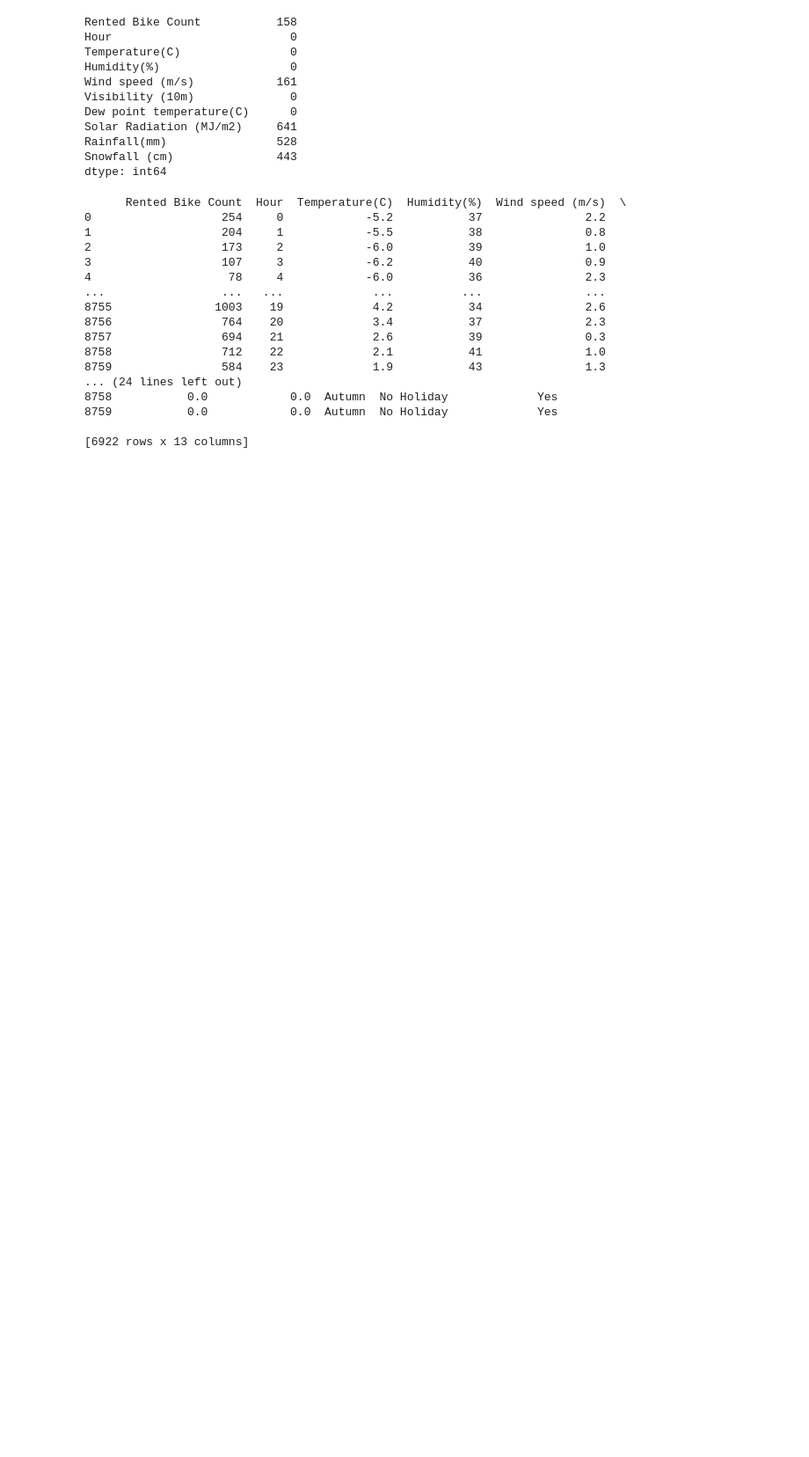
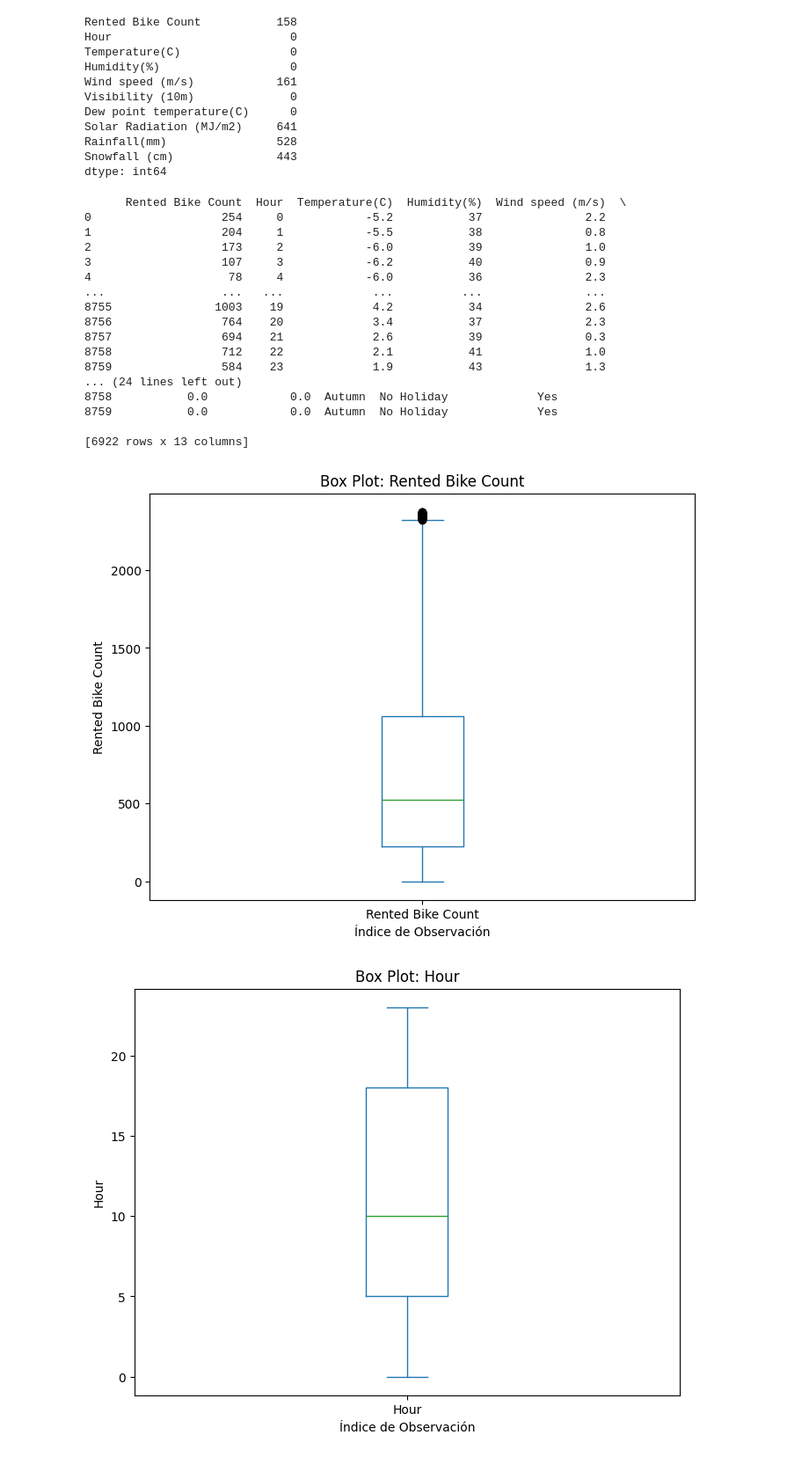
Before and after one commit to jerussi123/Proyectos, a Jupyter notebook: proyecto_1/Limpieza1.ipynb, the cells around one changed output. Shown at 88% size. Drawn from its saved outputs; the diff is of its cells as text; code cells hidden in the pictures; blank space fills up the shorter version.

```diff
--- a/proyecto_1/Limpieza1.ipynb
+++ b/proyecto_1/Limpieza1.ipynb
@@ -173,3 +173,15 @@ print(df_cleaned)
 8759           0.0            0.0  Autumn  No Holiday             Yes
 
 [6922 rows x 13 columns]
+# %%
+#Boxplot del df sin variables atipicas
+for column in numeric_variables.columns:
+    plt.figure(figsize=(8, 6))
+    df_cleaned[column].plot(kind='box')
+    plt.title(f'Box Plot: {column}')
+    plt.xlabel('Índice de Observación')
+    plt.ylabel(column)
+    plt.show()
+# %% [output]
+[figure, added]
+[figure, added]
```
Also changed, not shown: parts of 2 cells of this notebook.
